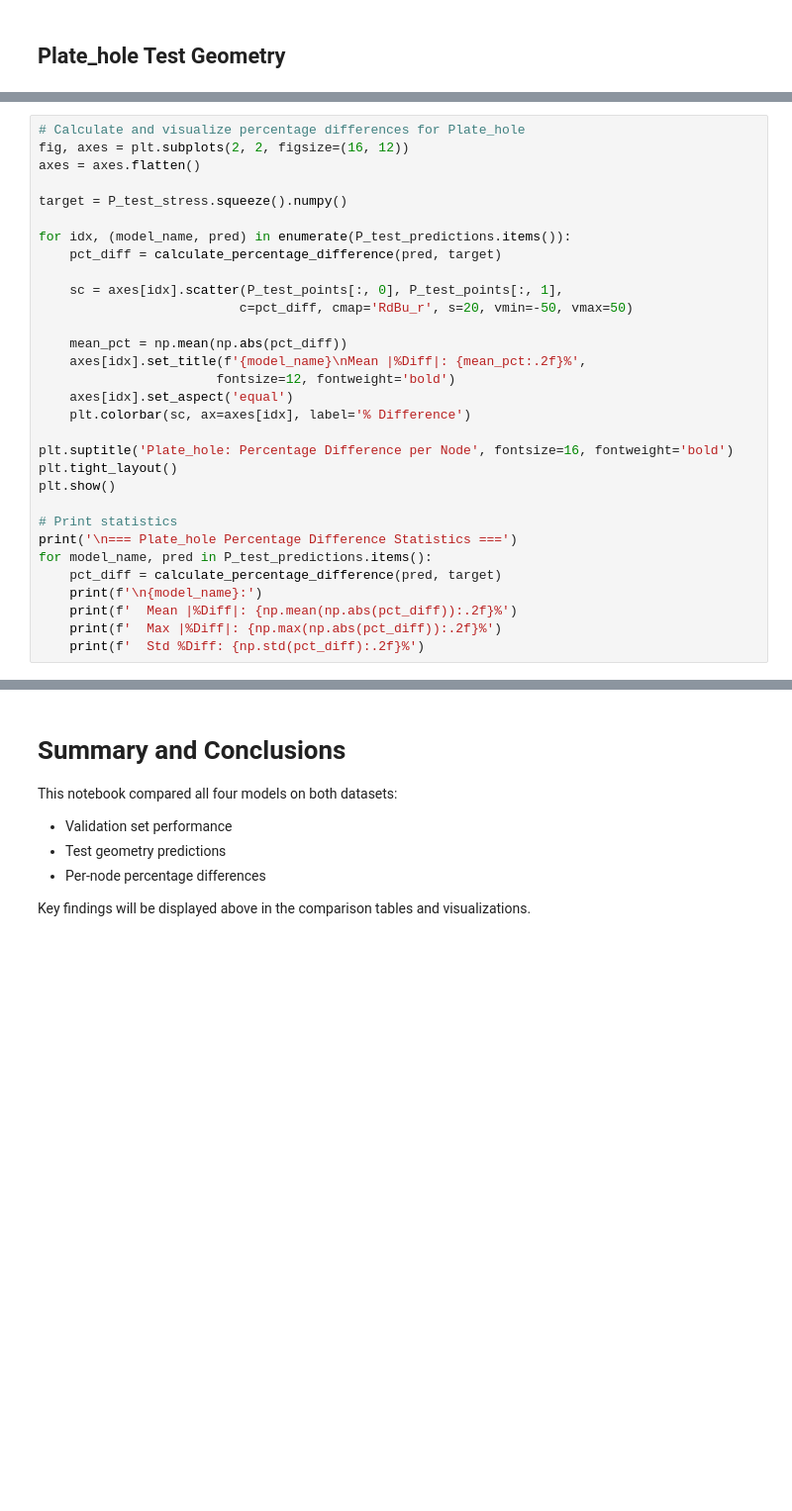
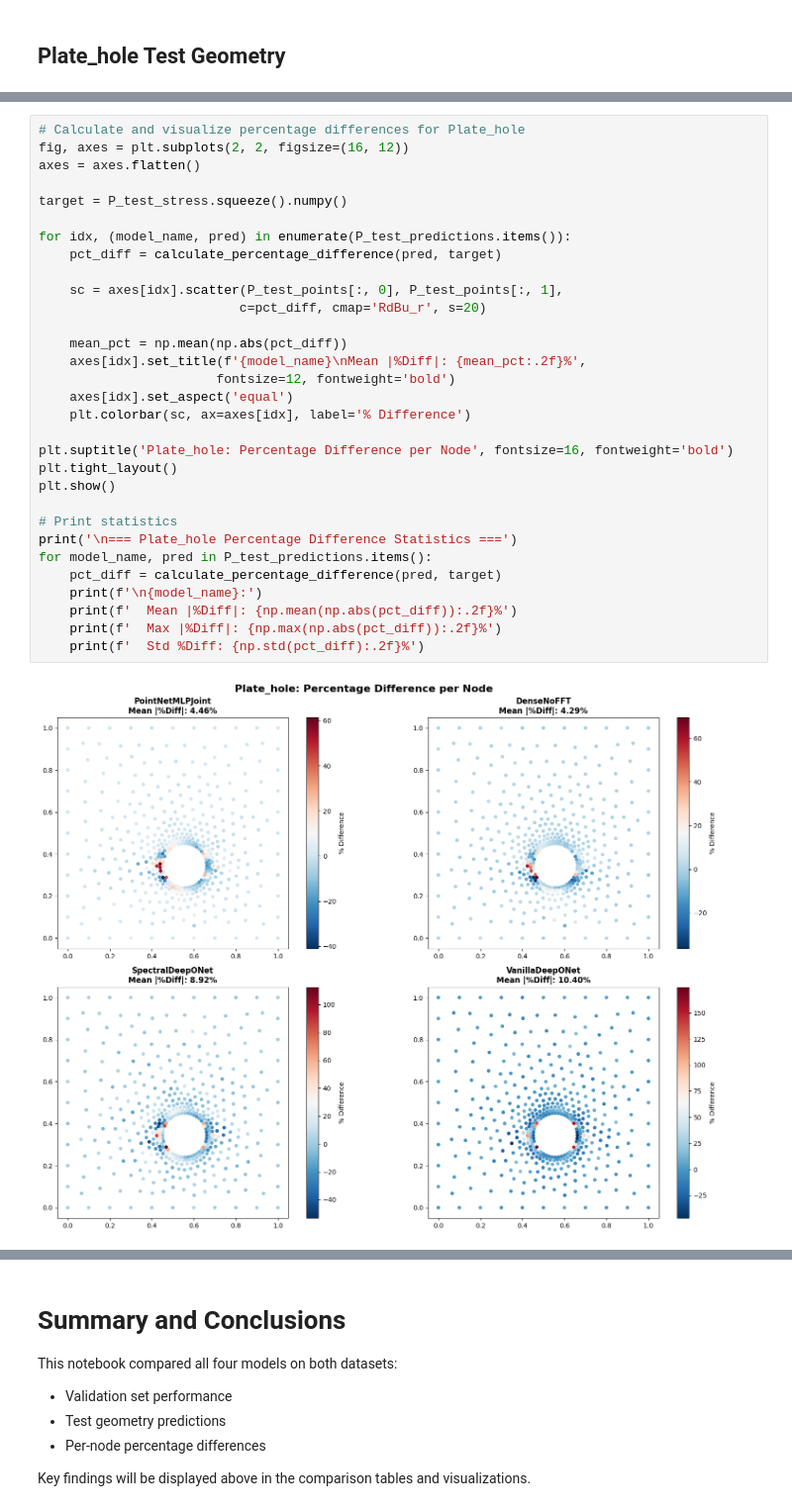
Before and after one commit to Abdullasmf/PointNetMLP_Paper1, a Jupyter notebook: Analysis/Model_analysis.ipynb, the cells around one changed output, grey strips where cells are left out. Shown at 99% size. Drawn from its saved outputs; the diff is of its cells as text; blank space fills up the shorter version.

```diff
--- a/Analysis/Model_analysis.ipynb
+++ b/Analysis/Model_analysis.ipynb
@@ -437,31 +558,33 @@ plt.show()
 # %%
 # Calculate and visualize percentage differences for Plate_hole
 fig, axes = plt.subplots(2, 2, figsize=(16, 12))
 axes = axes.flatten()
 
 target = P_test_stress.squeeze().numpy()
 
 for idx, (model_name, pred) in enumerate(P_test_predictions.items()):
     pct_diff = calculate_percentage_difference(pred, target)
 
     sc = axes[idx].scatter(P_test_points[:, 0], P_test_points[:, 1],
-                          c=pct_diff, cmap='RdBu_r', s=20, vmin=-50, vmax=50)
+                          c=pct_diff, cmap='RdBu_r', s=20)
 
     mean_pct = np.mean(np.abs(pct_diff))
     axes[idx].set_title(f'{model_name}\nMean |%Diff|: {mean_pct:.2f}%',
                        fontsize=12, fontweight='bold')
     axes[idx].set_aspect('equal')
     plt.colorbar(sc, ax=axes[idx], label='% Difference')
 
 plt.suptitle('Plate_hole: Percentage Difference per Node', fontsize=16, fontweight='bold')
 plt.tight_layout()
 plt.show()
 
 # Print statistics
 print('\n=== Plate_hole Percentage Difference Statistics ===')
 for model_name, pred in P_test_predictions.items():
     pct_diff = calculate_percentage_difference(pred, target)
     print(f'\n{model_name}:')
     print(f'  Mean |%Diff|: {np.mean(np.abs(pct_diff)):.2f}%')
     print(f'  Max |%Diff|: {np.max(np.abs(pct_diff)):.2f}%')
     print(f'  Std %Diff: {np.std(pct_diff):.2f}%')
+# %% [output]
+[figure, added]
```
Also changed, not shown: parts of 20 cells of this notebook, 5 other files.
